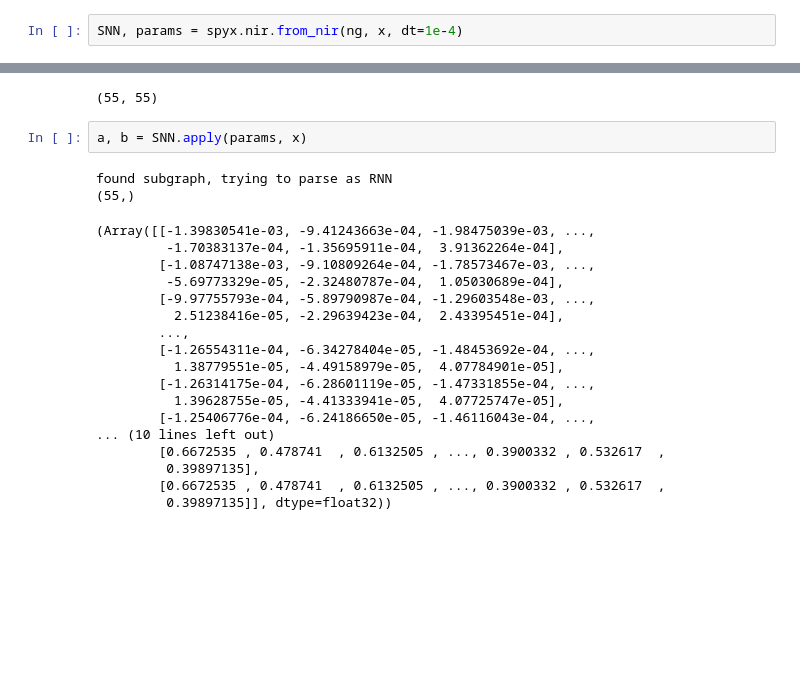
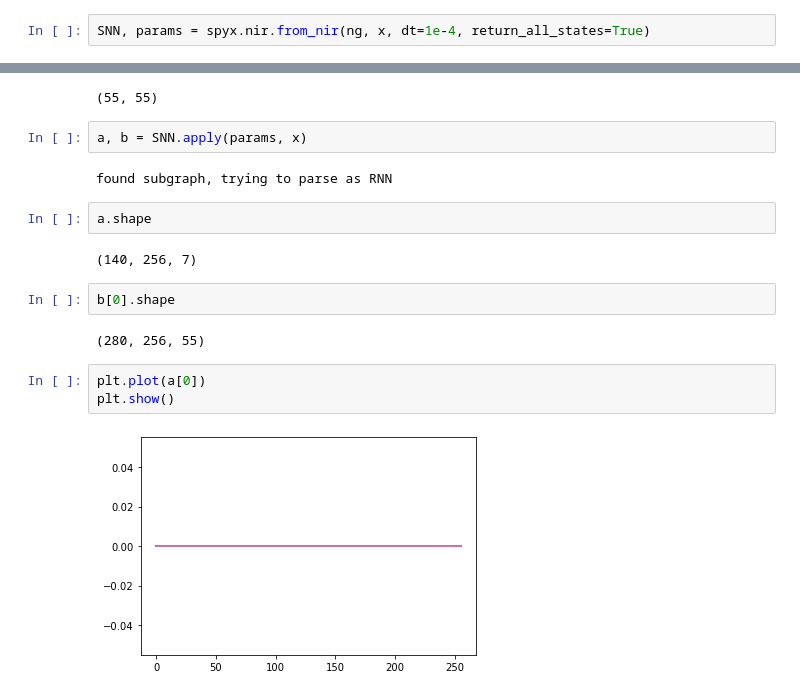
Before and after one commit to kmheckel/spyx, a Jupyter notebook: docs/examples/nir/braille_subtract_spyx.ipynb, the cells around one changed output, grey strips where cells are left out. Drawn from its saved outputs; the diff is of its cells as text; blank space fills up the shorter version.

```diff
--- a/docs/examples/nir/braille_subtract_spyx.ipynb
+++ b/docs/examples/nir/braille_subtract_spyx.ipynb
@@ -31,7 +33,7 @@ x.shape
 # %% [output]
 (140, 256, 12)
 # %%
-SNN, params = spyx.nir.from_nir(ng, x, dt=1e-4)
+SNN, params = spyx.nir.from_nir(ng, x, dt=1e-4, return_all_states=True)
 # %% [output]
 [INFO] found RNN subgraph, replacing with NIRGraph node
 [INFO] subgraph edges: ('lif1.lif', 'lif1.w_rec'), ('lif1.w_rec', 'lif1.lif')
@@ -50,23 +51,16 @@ ng.nodes["lif1"].nodes["lif1.w_rec"].weight.shape
 a, b = SNN.apply(params, x)
 # %% [output]
 found subgraph, trying to parse as RNN
-(55,)
 # %%
+a.shape
 # %% [output]
-(Array([[-1.39830541e-03, -9.41243663e-04, -1.98475039e-03, ...,
-         -1.70383137e-04, -1.35695911e-04,  3.91362264e-04],
-        [-1.08747138e-03, -9.10809264e-04, -1.78573467e-03, ...,
-         -5.69773329e-05, -2.32480787e-04,  1.05030689e-04],
-        [-9.97755793e-04, -5.89790987e-04, -1.29603548e-03, ...,
-          2.51238416e-05, -2.29639423e-04,  2.43395451e-04],
-        ...,
-        [-1.26554311e-04, -6.34278404e-05, -1.48453692e-04, ...,
-          1.38779551e-05, -4.49158979e-05,  4.07784901e-05],
-        [-1.26314175e-04, -6.28601119e-05, -1.47331855e-04, ...,
-          1.39628755e-05, -4.41333941e-05,  4.07725747e-05],
-        [-1.25406776e-04, -6.24186650e-05, -1.46116043e-04, ...,
-... (10 lines left out)
-        [0.6672535 , 0.478741  , 0.6132505 , ..., 0.3900332 , 0.532617  ,
-         0.39897135],
-        [0.6672535 , 0.478741  , 0.6132505 , ..., 0.3900332 , 0.532617  ,
-         0.39897135]], dtype=float32))
+(140, 256, 7)
+# %%
+b[0].shape
+# %% [output]
+(280, 256, 55)
+# %%
+plt.plot(a[0])
+plt.show()
+# %% [output]
+[figure, added]
```
Also changed, not shown: parts of 2 cells of this notebook, 2 other files.
